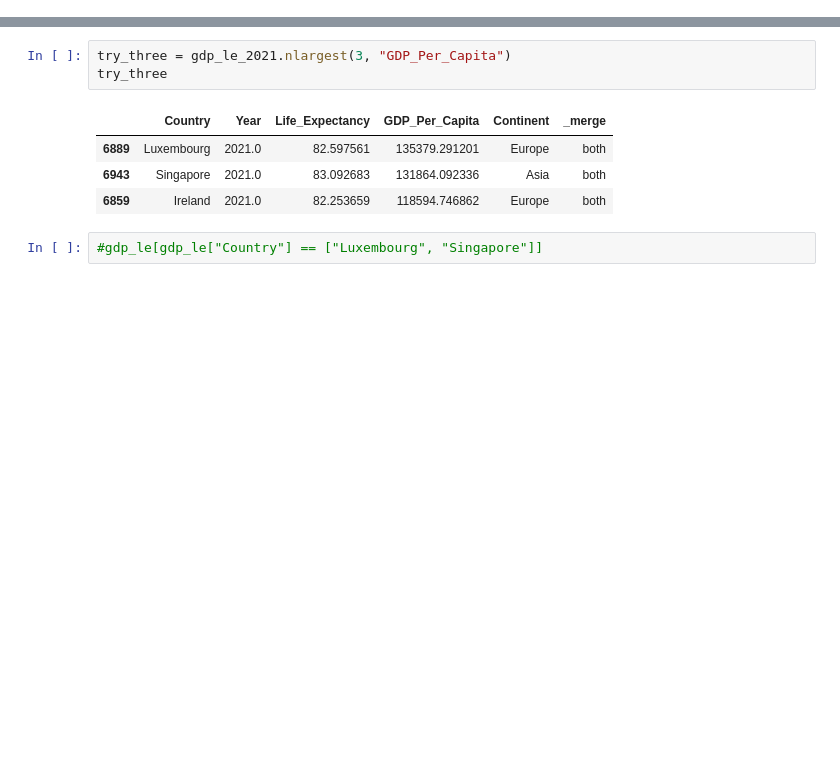
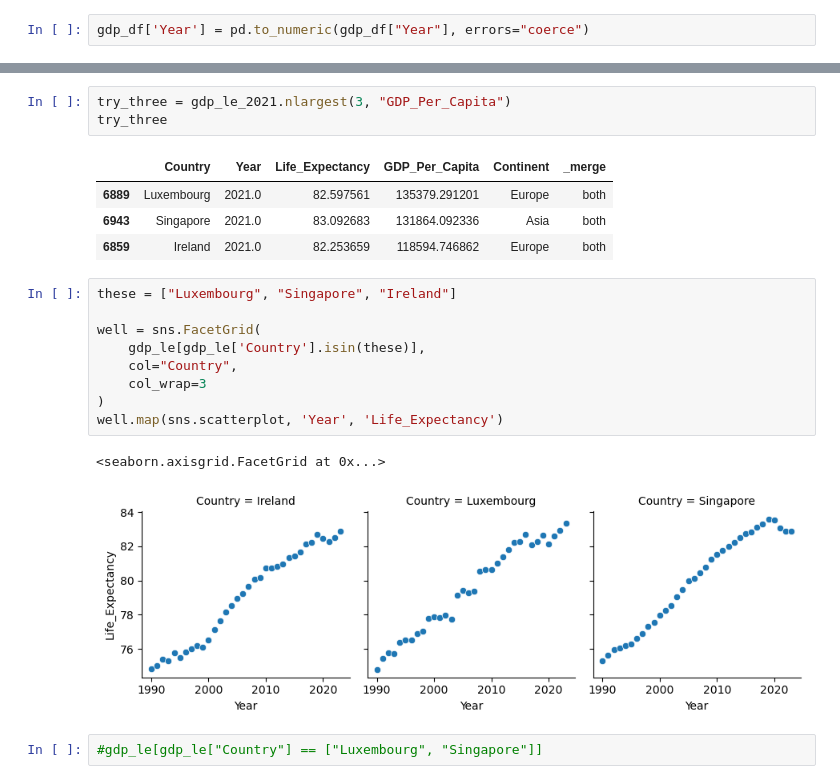
Before and after one commit to nss-data-science-cohort-9/un-exploration-catdgomez, a Jupyter notebook: notebooks/UN_Data_Exploration.ipynb, the cells around one changed output, grey strips where cells are left out. Cells and saved outputs as stored; diff of their text form; blank space fills up the shorter version.

```diff
--- a/notebooks/UN_Data_Exploration.ipynb
+++ b/notebooks/UN_Data_Exploration.ipynb
@@ -597,3 +661,5 @@ gdp_df.head(2)
 |  | Country | Year | GDP_Per_Capita | Continent | _merge |
 | 0 | Afghanistan | 2023.0 | 1992.424394 | Asia | both |
 | 1 | Afghanistan | 2022.0 | 1981.710168 | Asia | both |
+# %%
+gdp_df['Year'] = pd.to_numeric(gdp_df["Year"], errors="coerce")
@@ -832,6 +898,18 @@ try_three
 | 6889 | Luxembourg | 2021.0 | 82.597561 | 135379.291201 | Europe | both |
 | 6943 | Singapore | 2021.0 | 83.092683 | 131864.092336 | Asia | both |
 | 6859 | Ireland | 2021.0 | 82.253659 | 118594.746862 | Europe | both |
+# %%
+these = ["Luxembourg", "Singapore", "Ireland"]
+
+well = sns.FacetGrid(
+    gdp_le[gdp_le['Country'].isin(these)],
+    col="Country",
+    col_wrap=3
+)
+well.map(sns.scatterplot, 'Year', 'Life_Expectancy')
+# %% [output]
+<seaborn.axisgrid.FacetGrid at 0x...>
+[figure, added]
 # %%
 #gdp_le[gdp_le["Country"] == ["Luxembourg", "Singapore"]]
 # %%
```
Also changed, not shown: parts of 21 cells of this notebook.
